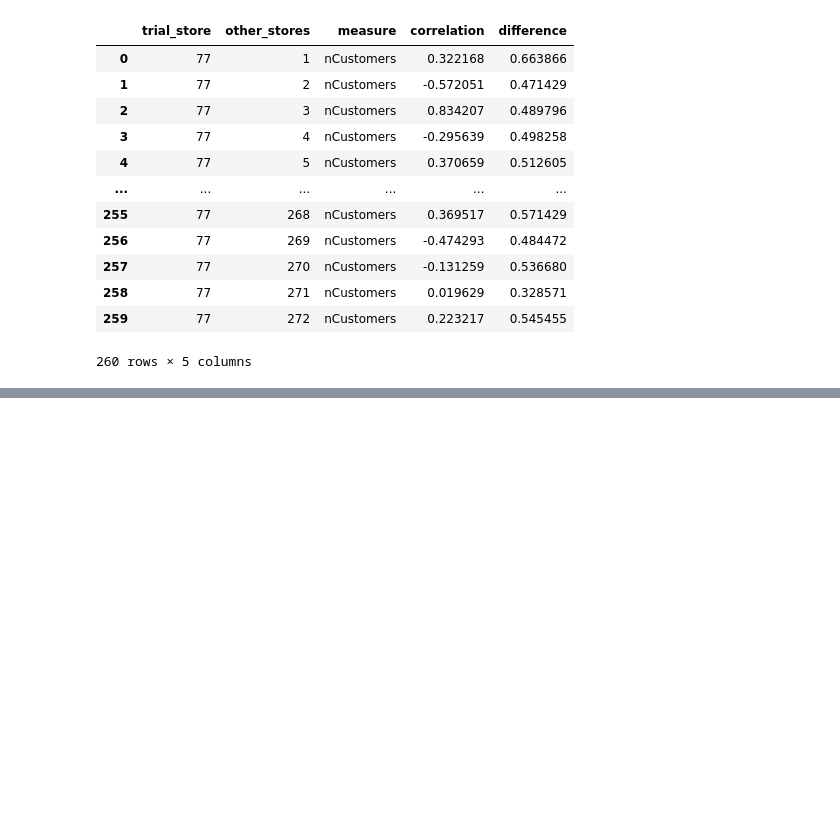
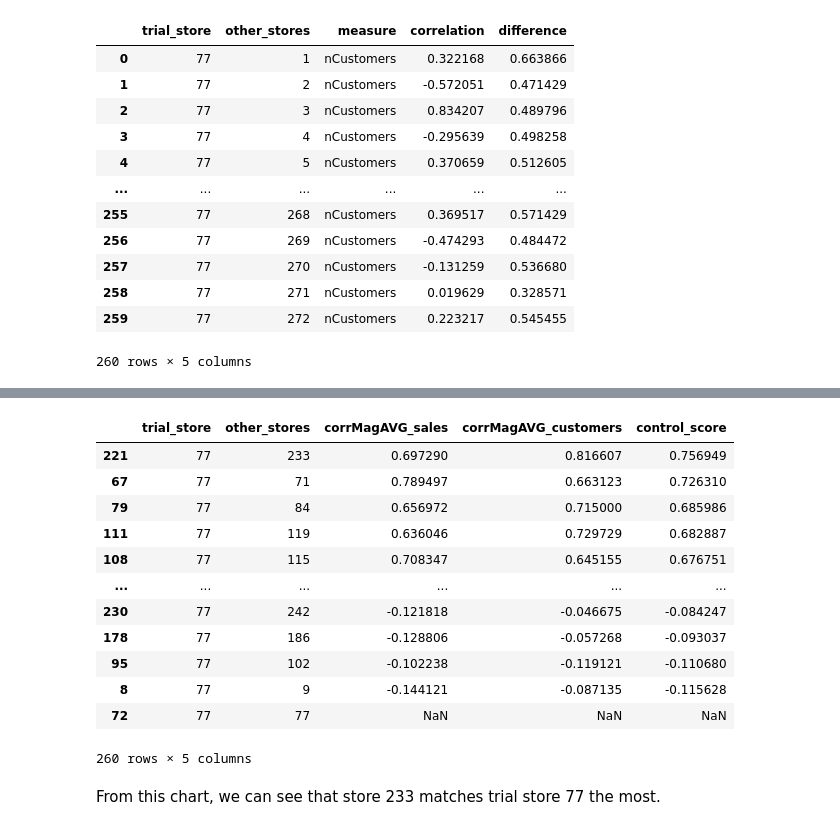
Before and after one commit to daniel8691/Quantium-virtual-internship, a Jupyter notebook: module_two_experimentation_uplifttesting.ipynb, the cells around one changed output, grey strips where cells are left out. Saved outputs shown, nothing was run; the diff lists cells and outputs as text; code cells hidden in the pictures; blank space fills up the shorter version.

Commit message:
calculated control scores for customers and sales data and created labels for control store and trial store depending using store with the highest control score as the control store

```diff
--- a/module_two_experimentation_uplifttesting.ipynb
+++ b/module_two_experimentation_uplifttesting.ipynb
@@ -690,3 +690,13 @@ corrMag_customers_df
 | 258 | 77 | 271 | nCustomers | 0.019629 | 0.328571 |
 | 259 | 77 | 272 | nCustomers | 0.223217 | 0.545455 |
 260 rows × 5 columns
+# %%
+# calculate weighted average of each row using correlation and difference
+# use 50% weighting for now assuming the two variables are equally important
+corr_weight = 0.5
+# for the sales dataframe
+corrMag_sales_df['corrMagAVG_sales'] = corr_weight * corrMag_sales_df['correlation'] + \
+                                    corr_weight * corrMag_sales_df['difference']
+# for the customers dataframe
+corrMag_customers_df['corrMagAVG_customers'] = corr_weight * corrMag_customers_df['correlation'] + \
+                                        corr_weight * corrMag_customers_df['difference']
@@ -692,0 +732,5 @@ corrMag_customers_df
+# %%
+# merge into one dataframe with just the corrMagAVG column
+# pd.merge(corrMag_sales_df.reset_index(), corrMag_customers_df.reset_index(), how='inner')
+control_store_df = pd.concat([corrMag_sales_df, corrMag_customers_df], axis=1)[['trial_store', 'other_stores','corrMagAVG_sales', "corrMagAVG_customers"]]
+control_store_df.head()
@@ -692,0 +744,5 @@ corrMag_customers_df
+# %%
+# remove duplicate columns
+control_store_df = control_store_df.loc[:,~control_store_df.columns.duplicated()]
+# check if changes are made
+control_store_df
@@ -692,0 +765,3 @@ corrMag_customers_df
+# %%
+# define a column for the final control score
+control_store_df['control_score'] = 0.5 * (control_store_df['corrMagAVG_sales'] + control_store_df['corrMagAVG_customers'])
@@ -692,0 +777,19 @@ corrMag_customers_df
+# %%
+# select control stores based on the highest matching store (close to 1 but not the store itself)
+control_store_df.sort_values(by='control_score',ascending=False)
+# %% [output]
+|  | trial_store | other_stores | corrMagAVG_sales | corrMagAVG_customers | control_score |
+| 221 | 77 | 233 | 0.697290 | 0.816607 | 0.756949 |
+| 67 | 77 | 71 | 0.789497 | 0.663123 | 0.726310 |
+| 79 | 77 | 84 | 0.656972 | 0.715000 | 0.685986 |
+| 111 | 77 | 119 | 0.636046 | 0.729729 | 0.682887 |
+| 108 | 77 | 115 | 0.708347 | 0.645155 | 0.676751 |
+| ... | ... | ... | ... | ... | ... |
+| 230 | 77 | 242 | -0.121818 | -0.046675 | -0.084247 |
+| 178 | 77 | 186 | -0.128806 | -0.057268 | -0.093037 |
+| 95 | 77 | 102 | -0.102238 | -0.119121 | -0.110680 |
+| 8 | 77 | 9 | -0.144121 | -0.087135 | -0.115628 |
+| 72 | 77 | 77 | NaN | NaN | NaN |
+260 rows × 5 columns
+# %% [markdown]
+From this chart, we can see that store 233 matches trial store 77 the most.
```
Also changed, not shown: parts of 12 cells of this notebook.
